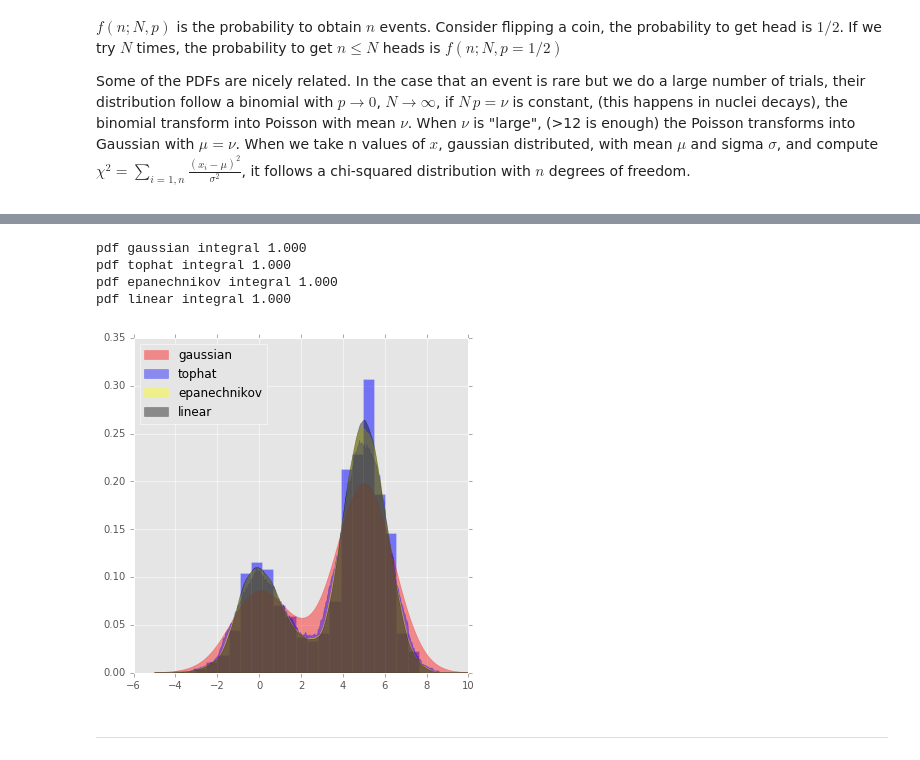
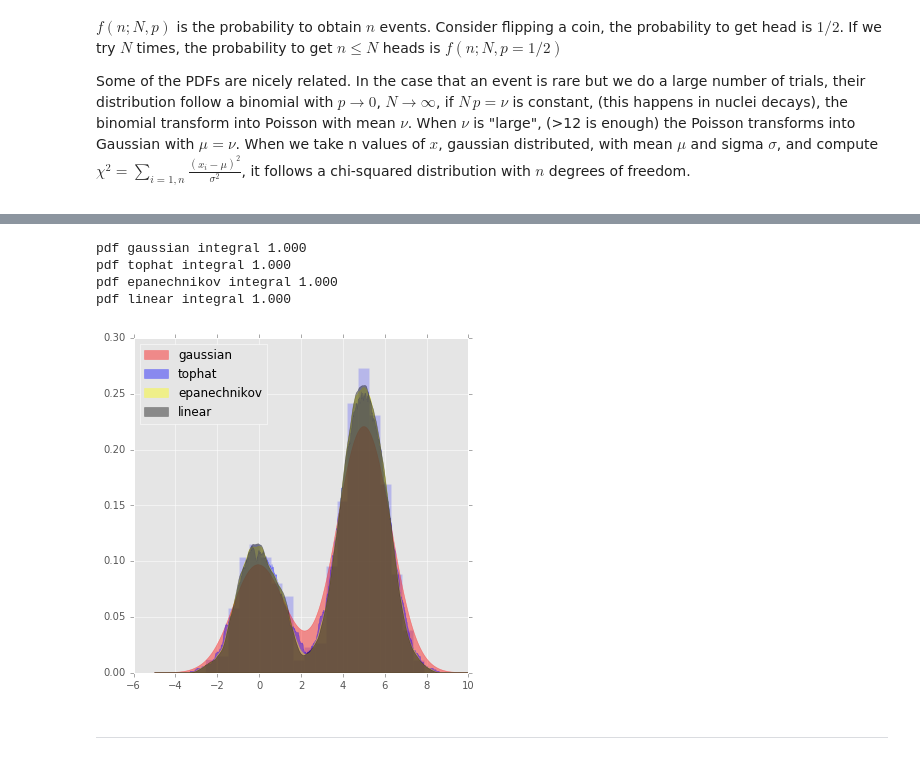
Before and after one commit to jahernando/uscdatanacourse, a Jupyter notebook: General.ipynb, the cells around one changed output, grey strips where cells are left out. Cells and saved outputs as stored; diff of their text form; code cells hidden in the pictures.

```diff
--- a/General.ipynb
+++ b/General.ipynb
@@ -391,35 +415,27 @@ Plot the normalized histogram. Use differnt kernels to fit a non-parametric pdf.
 # %%
-from sklearn.neighbors import KernelDensity
+fig, ax = plt.subplots(figsize=(6, 6))
 
-# generate X matrix (n-samples, n-features = 1)
-N = 500
-xs = np.concatenate((np.random.normal(0, 1, int(0.3 * N)),
-                    np.random.normal(5, 1, int(0.7 * N))))
-X = xs[:, np.newaxis]
-
-X_plot = np.linspace(-5, 10, 1000)[:, np.newaxis]
-fig, ax = plt.subplots(figsize=(6, 6))
-ax.hist(X[:, 0], bins=20, normed=True, color='blue', alpha=0.5);
+ax.hist(X[:, 0], bins=20, normed=True, color='blue', alpha=0.2);
 
 kernels= ['gaussian', 'tophat', 'epanechnikov', 'linear']
 colors = ['red', 'blue', 'yellow', 'black']
-kernelwidth = 1.
+kernelwidth = 0.75
 for i, kernel in enumerate(kernels):
     kde = KernelDensity(kernel=kernel, bandwidth=kernelwidth)
     # fit the kde dataset
     kde.fit(X)
     # score_samples returns the log for x-points, get back the pdf
     pdfs = np.exp(kde.score_samples(X_plot))
     integral = np.sum(pdfs)*(X_plot[1]-X_plot[0])[0]
     print 'pdf {:s} integral {:5.3f}'.format(kernel, integral)
     ax.fill(X_plot[:, 0], pdfs, color=colors[i], alpha=0.4, label=kernel)
 ax.legend(loc=2);
 # %% [output]
 pdf gaussian integral 1.000
 pdf tophat integral 1.000
 pdf epanechnikov integral 1.000
 pdf linear integral 1.000
-[figure, old version]
+[figure, new version]
 # %% [markdown]
 ---
 # %% [markdown]
```
Also changed, not shown: parts of 14 cells of this notebook, 4 other files.
